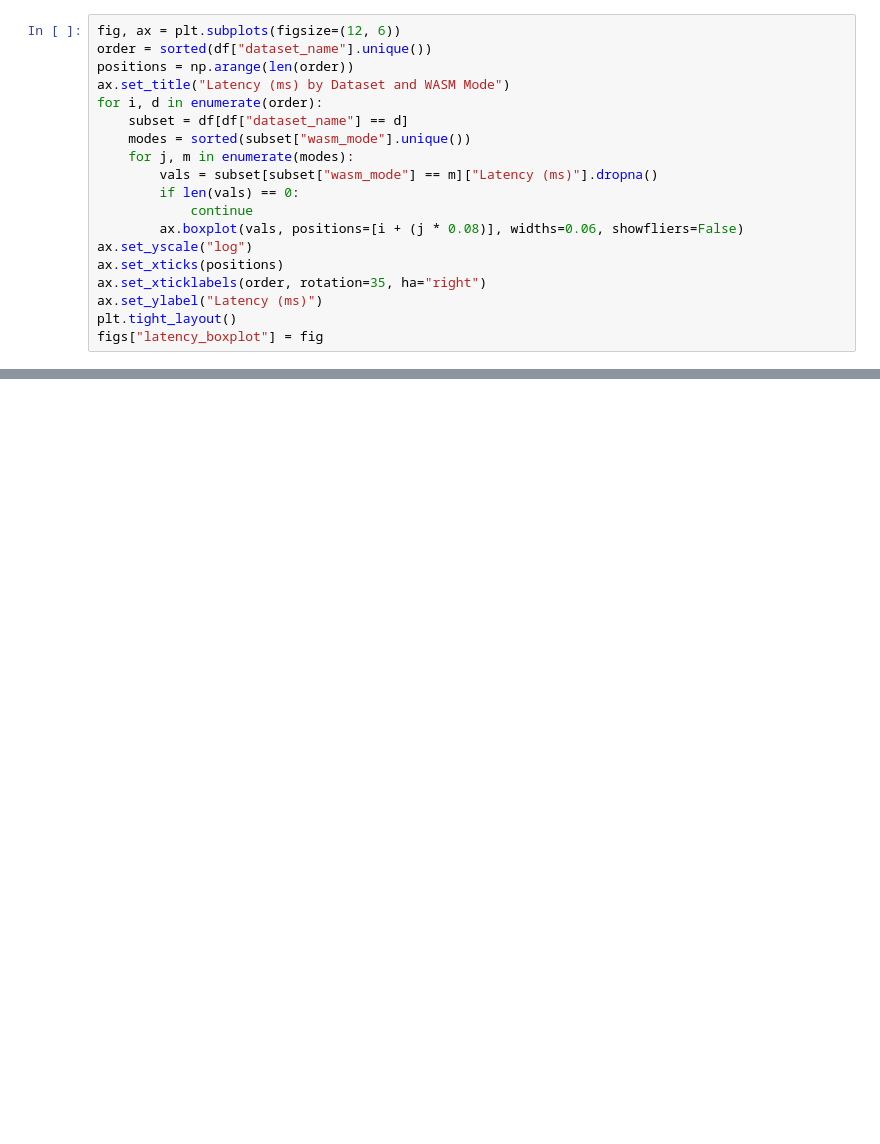
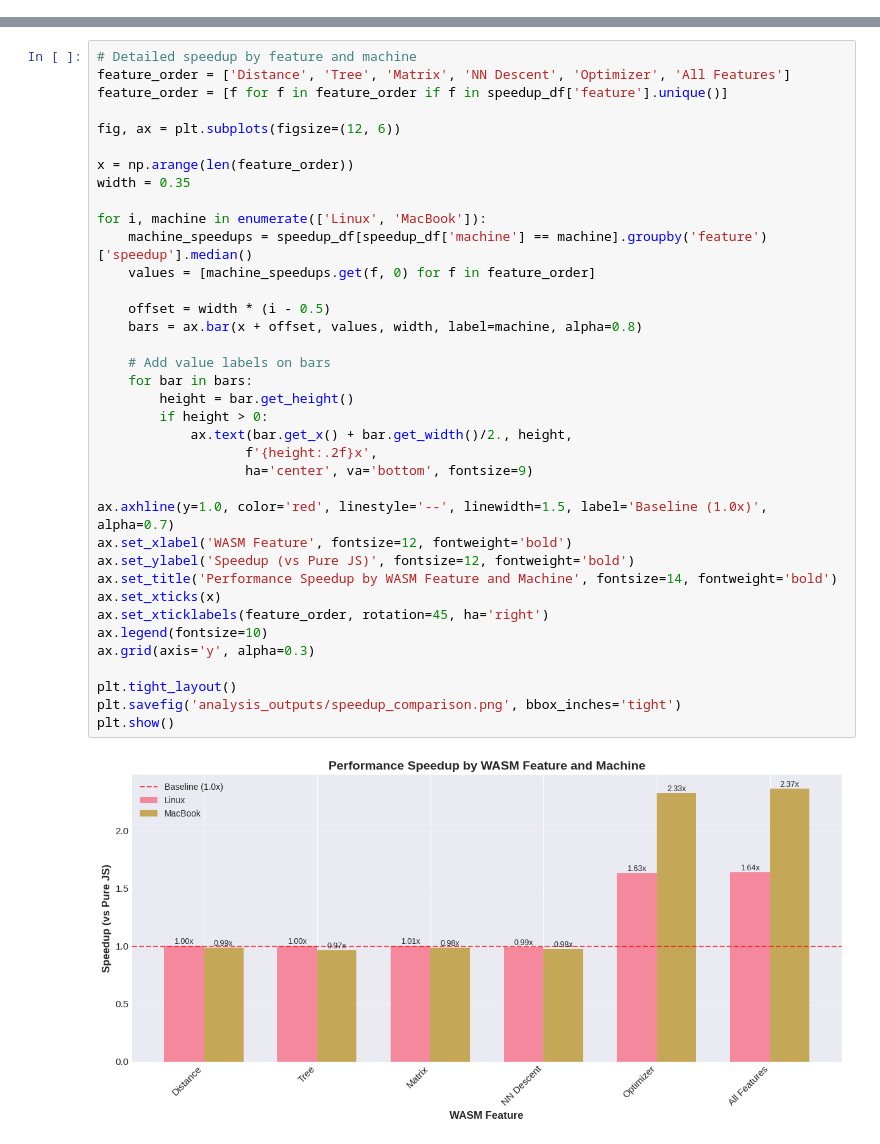
Before and after one commit to elarsaks/umap-bench, a Jupyter notebook: bench/analysis.ipynb, the cells around one changed output, grey strips where cells are left out. Drawn from its saved outputs; the diff is of its cells as text; blank space fills up the shorter version.

Commit message:
Rewrite analysis file.

```diff
--- a/bench/analysis.ipynb
+++ b/bench/analysis.ipynb
@@ -390,19 +0,0 @@ figs["fps_boxplot"] = fig
-# %%
-fig, ax = plt.subplots(figsize=(12, 6))
-order = sorted(df["dataset_name"].unique())
-positions = np.arange(len(order))
-ax.set_title("Latency (ms) by Dataset and WASM Mode")
-for i, d in enumerate(order):
-    subset = df[df["dataset_name"] == d]
-    modes = sorted(subset["wasm_mode"].unique())
-    for j, m in enumerate(modes):
-        vals = subset[subset["wasm_mode"] == m]["Latency (ms)"].dropna()
-        if len(vals) == 0:
-            continue
-        ax.boxplot(vals, positions=[i + (j * 0.08)], widths=0.06, showfliers=False)
-ax.set_yscale("log")
-ax.set_xticks(positions)
-ax.set_xticklabels(order, rotation=35, ha="right")
-ax.set_ylabel("Latency (ms)")
-plt.tight_layout()
-figs["latency_boxplot"] = fig
@@ -817,0 +275,39 @@ Reminder: rerun after regenerating benchmark CSVs.
+# %%
+# Detailed speedup by feature and machine
+feature_order = ['Distance', 'Tree', 'Matrix', 'NN Descent', 'Optimizer', 'All Features']
+feature_order = [f for f in feature_order if f in speedup_df['feature'].unique()]
+
+fig, ax = plt.subplots(figsize=(12, 6))
+
+x = np.arange(len(feature_order))
+width = 0.35
+
+for i, machine in enumerate(['Linux', 'MacBook']):
+    machine_speedups = speedup_df[speedup_df['machine'] == machine].groupby('feature')['speedup'].median()
+    values = [machine_speedups.get(f, 0) for f in feature_order]
+
+    offset = width * (i - 0.5)
+    bars = ax.bar(x + offset, values, width, label=machine, alpha=0.8)
+
+    # Add value labels on bars
+    for bar in bars:
+        height = bar.get_height()
+        if height > 0:
+            ax.text(bar.get_x() + bar.get_width()/2., height,
+                   f'{height:.2f}x',
+                   ha='center', va='bottom', fontsize=9)
+
+ax.axhline(y=1.0, color='red', linestyle='--', linewidth=1.5, label='Baseline (1.0x)', alpha=0.7)
+ax.set_xlabel('WASM Feature', fontsize=12, fontweight='bold')
+ax.set_ylabel('Speedup (vs Pure JS)', fontsize=12, fontweight='bold')
+ax.set_title('Performance Speedup by WASM Feature and Machine', fontsize=14, fontweight='bold')
+ax.set_xticks(x)
+ax.set_xticklabels(feature_order, rotation=45, ha='right')
+ax.legend(fontsize=10)
+ax.grid(axis='y', alpha=0.3)
+
+plt.tight_layout()
+plt.savefig('analysis_outputs/speedup_comparison.png', bbox_inches='tight')
+plt.show()
+# %% [output]
+[figure, added]
```
Also changed, not shown: parts of 60 cells of this notebook, 12 other files.
